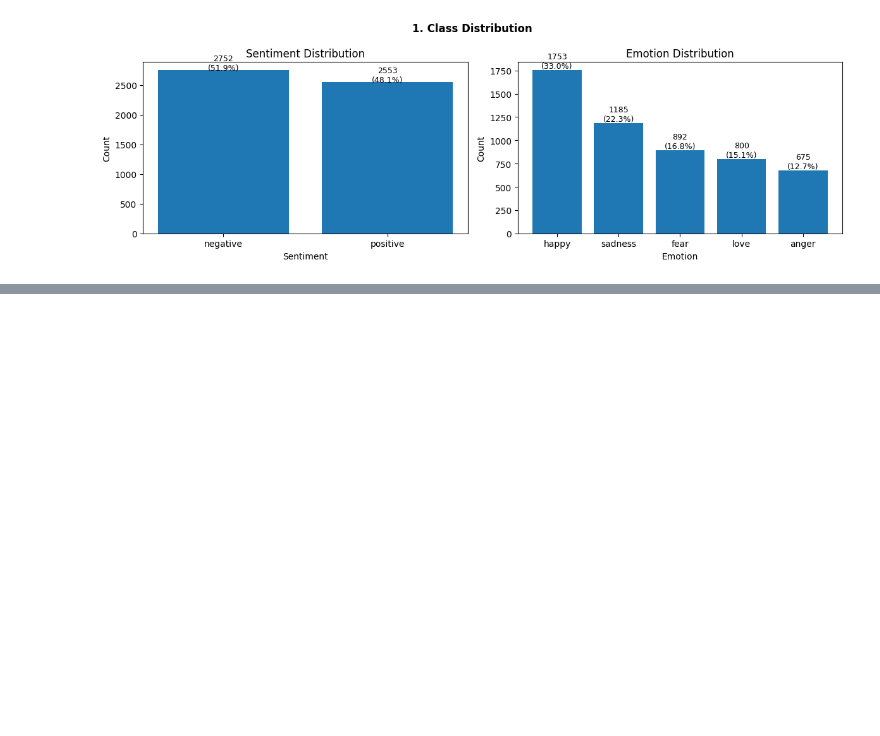
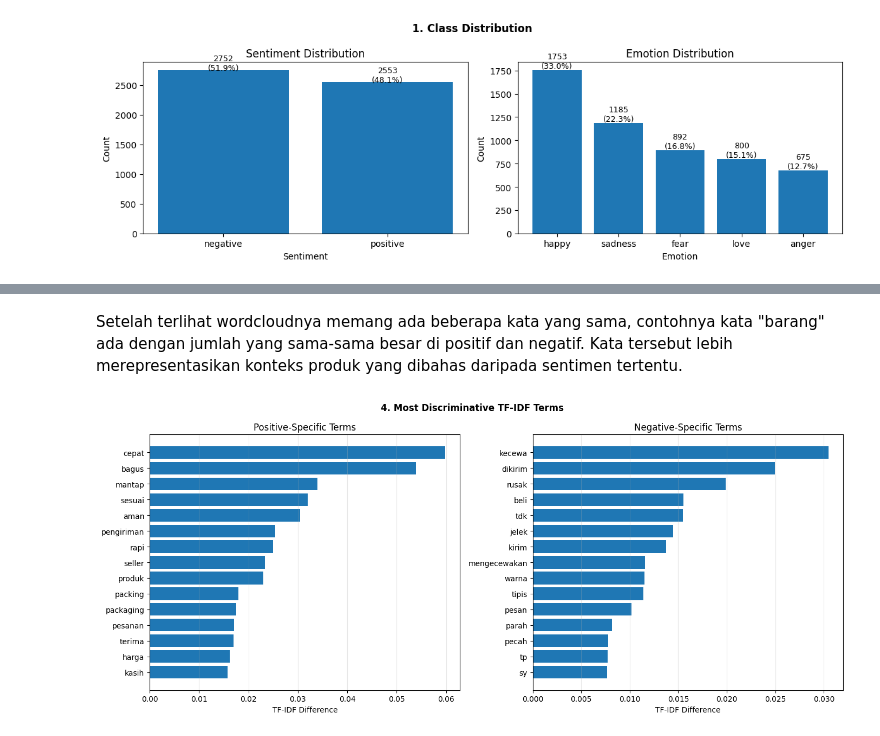
Before and after one commit to asipnana/ProjectNLP, a Jupyter notebook: notebooks/01_eda_preprocessing.ipynb, the cells around one changed output, grey strips where cells are left out. Drawn from its saved outputs; the diff is of its cells as text; code cells hidden in the pictures; blank space fills up the shorter version.

```diff
--- a/notebooks/01_eda_preprocessing.ipynb
+++ b/notebooks/01_eda_preprocessing.ipynb
@@ -208,0 +358,54 @@ plt.show()
+# %% [markdown]
+Setelah terlihat wordcloudnya memang ada beberapa kata yang sama, contohnya kata "barang" ada dengan jumlah yang sama-sama besar di positif dan negatif. Kata tersebut lebih merepresentasikan konteks produk yang dibahas daripada sentimen tertentu.
+# %%
+tfidf = TfidfVectorizer(
+    max_features=5000,
+    stop_words=list(ID_STOPWORDS),
+    min_df=2
+)
+
+tfidf_matrix = tfidf.fit_transform(df['clean_text'])
+feature_names = tfidf.get_feature_names_out()
+
+# Mean TF-IDF tiap class
+pos_mask = (df['Sentiment'] == 'positive').values
+neg_mask = (df['Sentiment'] == 'negative').values
+
+pos_mean = tfidf_matrix[pos_mask].mean(axis=0).A1
+neg_mean = tfidf_matrix[neg_mask].mean(axis=0).A1
+
+# Skor diskriminatif
+pos_diff = pos_mean - neg_mean
+neg_diff = neg_mean - pos_mean
+
+fig, ax = plt.subplots(1, 2, figsize=(14, 6))
+fig.suptitle('4. Most Discriminative TF-IDF Terms', fontweight='bold')
+# Cari kata paling membedakan review positif dengan negatif
+# Positive-specific words
+top_pos = pos_diff.argsort()[::-1][:15]
+
+ax[0].barh(
+    feature_names[top_pos][::-1],
+    pos_diff[top_pos][::-1]
+)
+
+ax[0].set_title('Positive-Specific Terms')
+ax[0].set_xlabel('TF-IDF Difference')
+ax[0].grid(axis='x', alpha=0.3)
+
+# Negative-specific words
+top_neg = neg_diff.argsort()[::-1][:15]
+
+ax[1].barh(
+    feature_names[top_neg][::-1],
+    neg_diff[top_neg][::-1]
+)
+
+ax[1].set_title('Negative-Specific Terms')
+ax[1].set_xlabel('TF-IDF Difference')
+ax[1].grid(axis='x', alpha=0.3)
+
+plt.tight_layout()
+plt.show()
+# %% [output]
+[figure, added]
```
Also changed, not shown: parts of 14 cells of this notebook.
